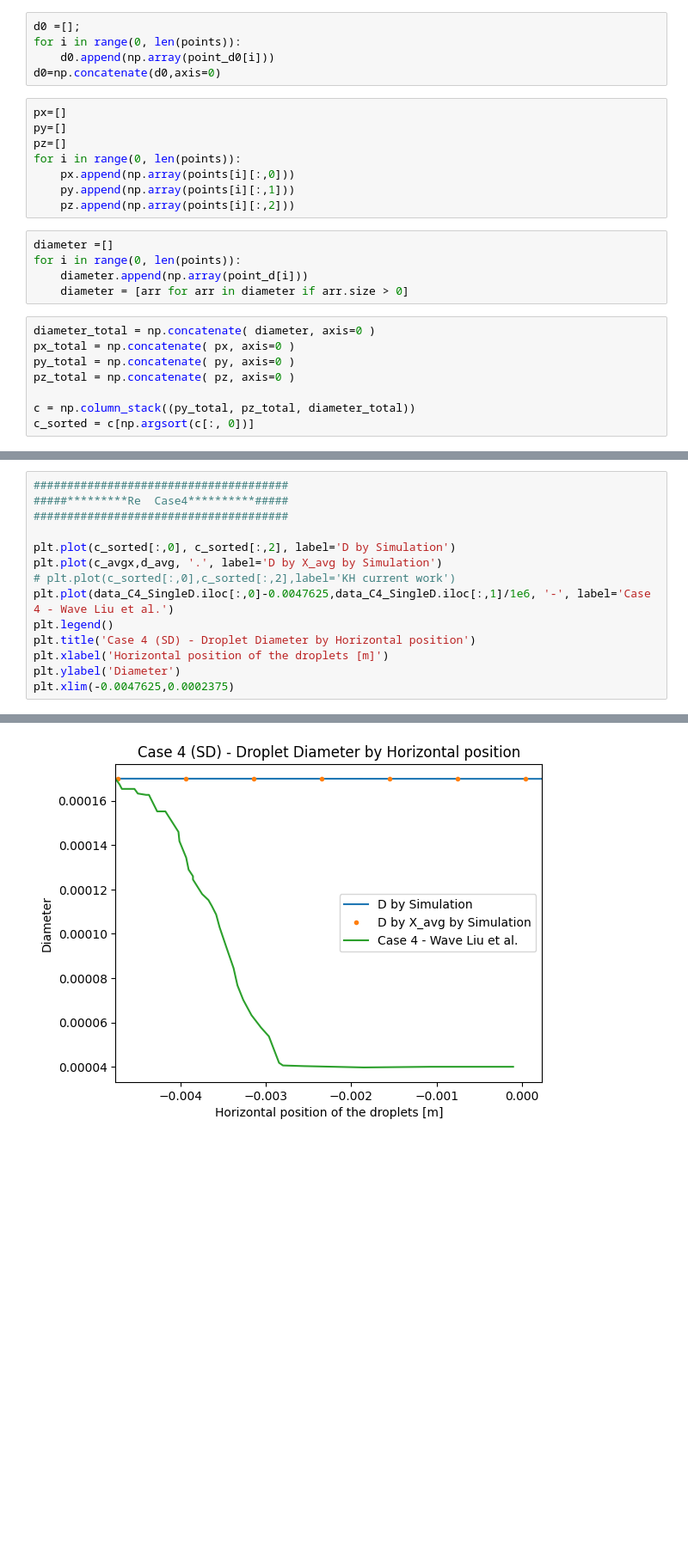
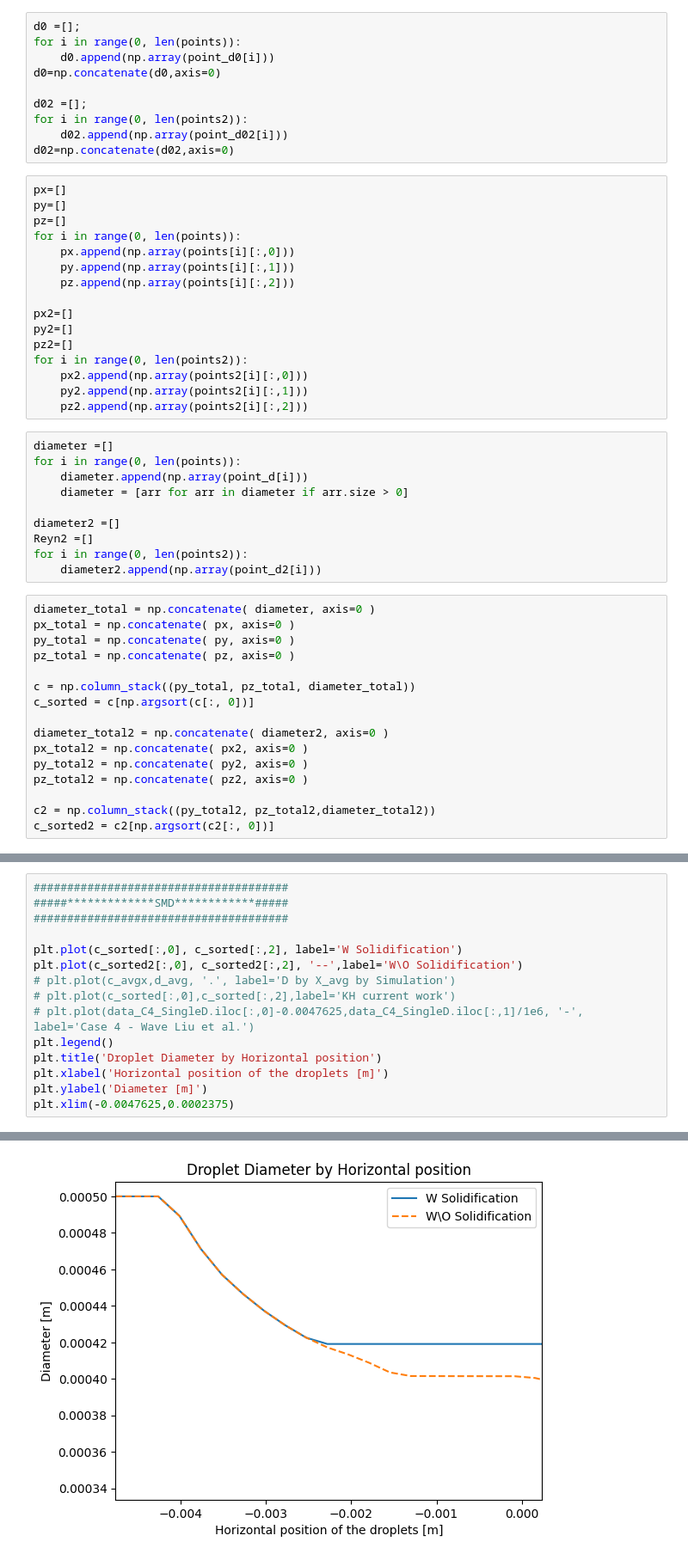
Before and after one commit to hamedeo/gasAtomizer, a Jupyter notebook: run/secondary_breakup/secondaryBreakupBenz/baseCase/postProcessing.ipynb, the cells around one changed output, grey strips where cells are left out. Shown at 86% size. Cells and saved outputs as stored; diff of their text form; blank space fills up the shorter version.

```diff
--- a/run/secondary_breakup/secondaryBreakupBenz/baseCase/postProcessing.ipynb
+++ b/run/secondary_breakup/secondaryBreakupBenz/baseCase/postProcessing.ipynb
@@ -97,6 +127,11 @@ d0 =[];
 for i in range(0, len(points)):
     d0.append(np.array(point_d0[i]))
 d0=np.concatenate(d0,axis=0)
+
+d02 =[];
+for i in range(0, len(points2)):
+    d02.append(np.array(point_d02[i]))
+d02=np.concatenate(d02,axis=0)
 # %%
 px=[]
 py=[]
@@ -105,11 +140,24 @@ for i in range(0, len(points)):
     px.append(np.array(points[i][:,0]))
     py.append(np.array(points[i][:,1]))
     pz.append(np.array(points[i][:,2]))
+
+px2=[]
+py2=[]
+pz2=[]
+for i in range(0, len(points2)):
+    px2.append(np.array(points2[i][:,0]))
+    py2.append(np.array(points2[i][:,1]))
+    pz2.append(np.array(points2[i][:,2]))
 # %%
 diameter =[]
 for i in range(0, len(points)):
     diameter.append(np.array(point_d[i]))
     diameter = [arr for arr in diameter if arr.size > 0]
+
+diameter2 =[]
+Reyn2 =[]
+for i in range(0, len(points2)):
+    diameter2.append(np.array(point_d2[i]))
 # %%
 diameter_total = np.concatenate( diameter, axis=0 )
 px_total = np.concatenate( px, axis=0 )
@@ -118,6 +166,14 @@ pz_total = np.concatenate( pz, axis=0 )
 
 c = np.column_stack((py_total, pz_total, diameter_total))
 c_sorted = c[np.argsort(c[:, 0])]
+
+diameter_total2 = np.concatenate( diameter2, axis=0 )
+px_total2 = np.concatenate( px2, axis=0 )
+py_total2 = np.concatenate( py2, axis=0 )
+pz_total2 = np.concatenate( pz2, axis=0 )
+
+c2 = np.column_stack((py_total2, pz_total2,diameter_total2))
+c_sorted2 = c2[np.argsort(c2[:, 0])]
 # %%
 d2 = pow(c_sorted[:,2],2)
 splitedSize = round(len(c_sorted[:,2])/60)
@@ -191,17 +253,18 @@ ValueError: x and y must have same first dimension, but have shapes (37,) and (0
 # %%
 ######################################
-#####*********Re  Case4**********#####
+#####*************SMD************#####
 ######################################
 
-plt.plot(c_sorted[:,0], c_sorted[:,2], label='D by Simulation')
-plt.plot(c_avgx,d_avg, '.', label='D by X_avg by Simulation')
+plt.plot(c_sorted[:,0], c_sorted[:,2], label='W Solidification')
+plt.plot(c_sorted2[:,0], c_sorted2[:,2], '--',label='W\O Solidification')
+# plt.plot(c_avgx,d_avg, '.', label='D by X_avg by Simulation')
 # plt.plot(c_sorted[:,0],c_sorted[:,2],label='KH current work')
-plt.plot(data_C4_SingleD.iloc[:,0]-0.0047625,data_C4_SingleD.iloc[:,1]/1e6, '-', label='Case 4 - Wave Liu et al.')
+# plt.plot(data_C4_SingleD.iloc[:,0]-0.0047625,data_C4_SingleD.iloc[:,1]/1e6, '-', label='Case 4 - Wave Liu et al.')
 plt.legend()
-plt.title('Case 4 (SD) - Droplet Diameter by Horizontal position')
+plt.title('Droplet Diameter by Horizontal position')
 plt.xlabel('Horizontal position of the droplets [m]')
-plt.ylabel('Diameter')
+plt.ylabel('Diameter [m]')
 plt.xlim(-0.0047625,0.0002375)
 # %% [output]
 (-0.0047625, 0.0002375)
-[figure, old version]
+[figure, new version]
```
Also changed, not shown: parts of 11 cells of this notebook, 12 other files.
